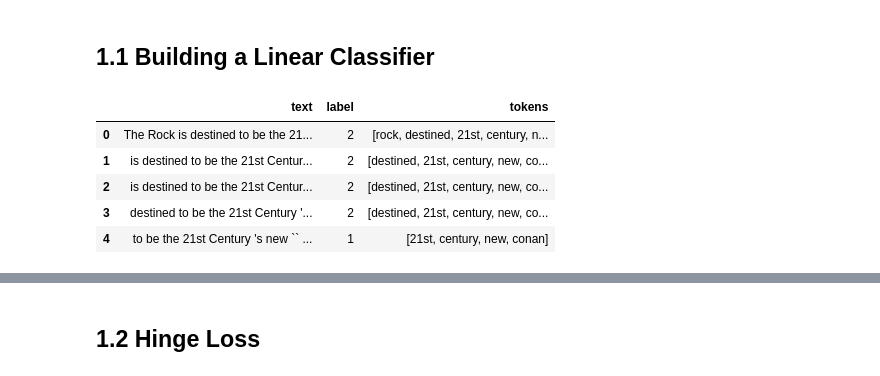
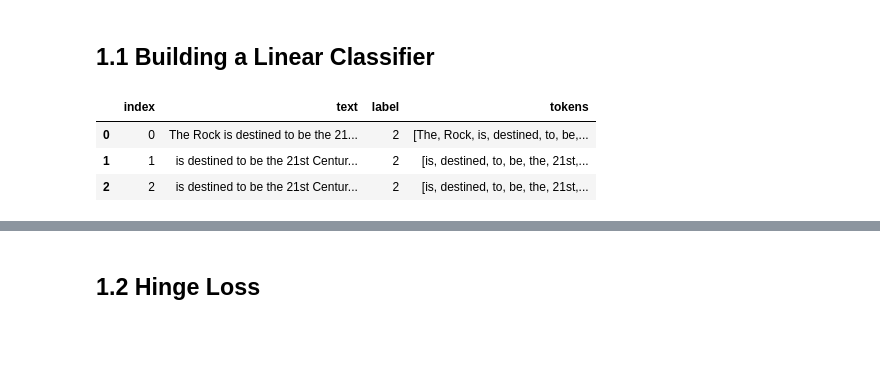
Before and after one commit to julia-zhou/nlp, a Jupyter notebook: Assign2/Zhou_hw2.ipynb, the cells around one changed output, grey strips where cells are left out. Drawn from its saved outputs; the diff is of its cells as text; code cells hidden in the pictures; blank space fills up the shorter version.

```diff
--- a/Assign2/Zhou_hw2.ipynb
+++ b/Assign2/Zhou_hw2.ipynb
@@ -45,9 +51,7 @@ process_df(test)
 # %%
-train.head(5)
+train.head(3)
 # %% [output]
-|  | text | label | tokens |
-| 0 | The Rock is destined to be the 21... | 2 | [rock, destined, 21st, century, n... |
-| 1 | is destined to be the 21st Centur... | 2 | [destined, 21st, century, new, co... |
-| 2 | is destined to be the 21st Centur... | 2 | [destined, 21st, century, new, co... |
-| 3 | destined to be the 21st Century '... | 2 | [destined, 21st, century, new, co... |
-| 4 | to be the 21st Century 's new `` ... | 1 | [21st, century, new, conan] |
+|  | index | text | label | tokens |
+| 0 | 0 | The Rock is destined to be the 21... | 2 | [The, Rock, is, destined, to, be,... |
+| 1 | 1 | is destined to be the 21st Centur... | 2 | [is, destined, to, be, the, 21st,... |
+| 2 | 2 | is destined to be the 21st Centur... | 2 | [is, destined, to, be, the, 21st,... |
```
Also changed, not shown: parts of 46 cells of this notebook.
